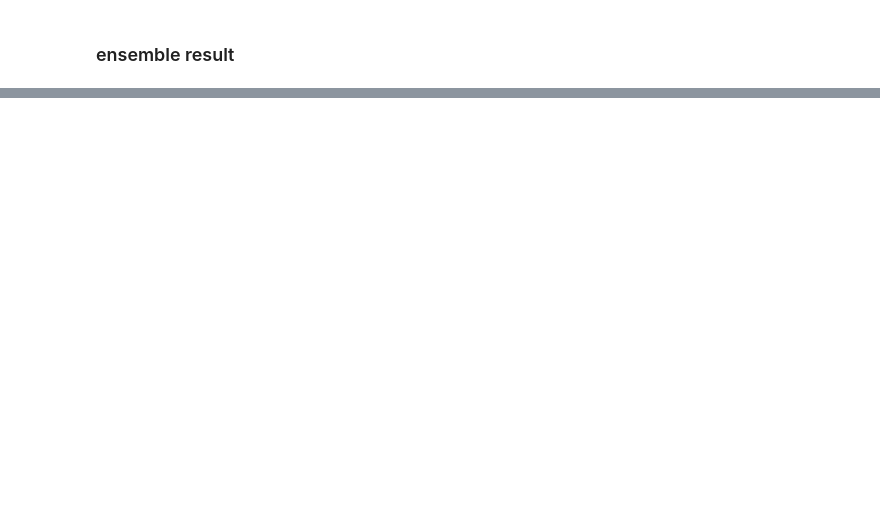
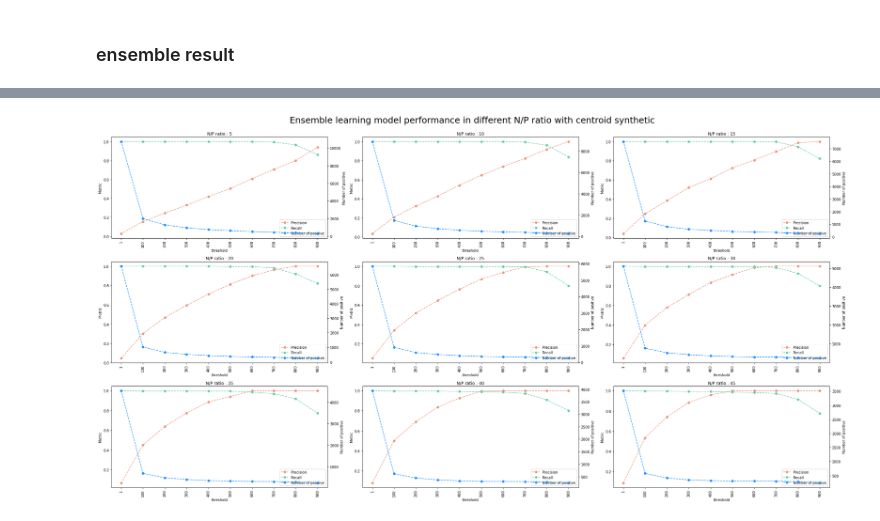
Before and after one commit to brucewu1996/LIHC-Anomaly-detection, a Jupyter notebook: candidate_gene_selection.ipynb, the cells around one changed output, grey strips where cells are left out. Saved outputs shown, nothing was run; the diff lists cells and outputs as text; code cells hidden in the pictures; blank space fills up the shorter version.

```diff
--- a/candidate_gene_selection.ipynb
+++ b/candidate_gene_selection.ipynb
@@ -310,0 +153,22 @@ candidate_df = pd.DataFrame({'ID' : pca_df.index,'Label' : pca_df['Label'].value
+# %%
+def twinx_metric_plot(ax,y,np_r,th,r_path,prefix) :
+
+    a,r,p,n = grid_search_of_ensemble_vote_threshold(r_path,prefix,y,th,[np_r])
+    ax2 = ax.twinx()
+
+    c1, = ax.plot(th,p[0], '--o', label='Precision',color = "darksalmon")
+    c2, = ax.plot(th,r[0],'--o',label = 'Recall',color = 'mediumaquamarine')
+    c3, = ax2.plot(th,n[0],'--o',label = 'Number of positive',color = 'dodgerblue')
+
+    ax.set_xlabel('threshold')
+    ax.set_title('N/P ratio : '+str(np_r))
+    ax.set_ylabel('Metric')
+    ax2.set_ylabel('Number of positive')
+    #ax.legend(loc='lower right')
+
+    curves = [c1,c2,c3]
+    ax.legend(curves, [curve.get_label() for curve in curves])
+    ax.set_xticks(th)
+    ax.set_xticklabels(th,rotation = 90)
+
+    return ax, ax2
@@ -310,0 +206,24 @@ candidate_df = pd.DataFrame({'ID' : pca_df.index,'Label' : pca_df['Label'].value
+# %%
+y = np.zeros(centroid_with_synthetic_df.shape[0])
+pos_id = list(ens_id)
+for x in range(206) :
+    k = 'Centroid' + str(x)
+    pos_id.append(k)
+
+pos_idx = [x in pos_id for x in centroid_with_synthetic_df.index]
+y[pos_idx] = 1
+
+th = np.arange(0,1000,100)
+th[0] = 1
+np_r = np.arange(5,55,5)
+
+fig, axs = plt.subplots(3,3, figsize=(30,15))
+axes = axs.ravel()
+for idx,ax in enumerate(axes) :
+    r = np_r[idx]
+    twinx_metric_plot(ax,y,r,th,path_l[0],prefix_l[0])
+plt.tight_layout()
+plt.suptitle('Ensemble learning model performance in different N/P ratio with centroid synthetic',fontsize = 25,y=1.03)
+plt.savefig(output_path + 'ensemble_model_performance_centroid.png')
+# %% [output]
+[figure, added]
```
Also changed, not shown: parts of 64 cells of this notebook, 11 other files.
